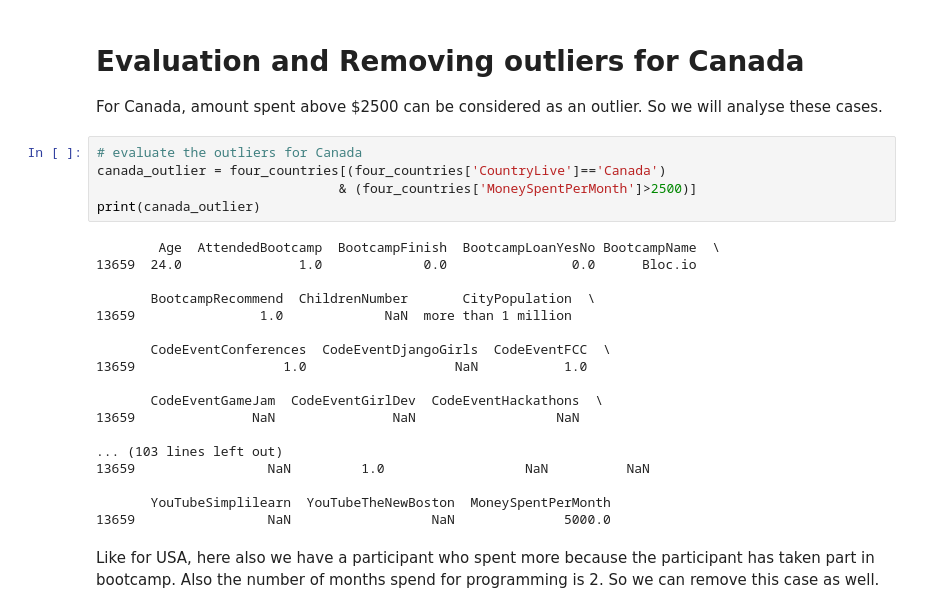
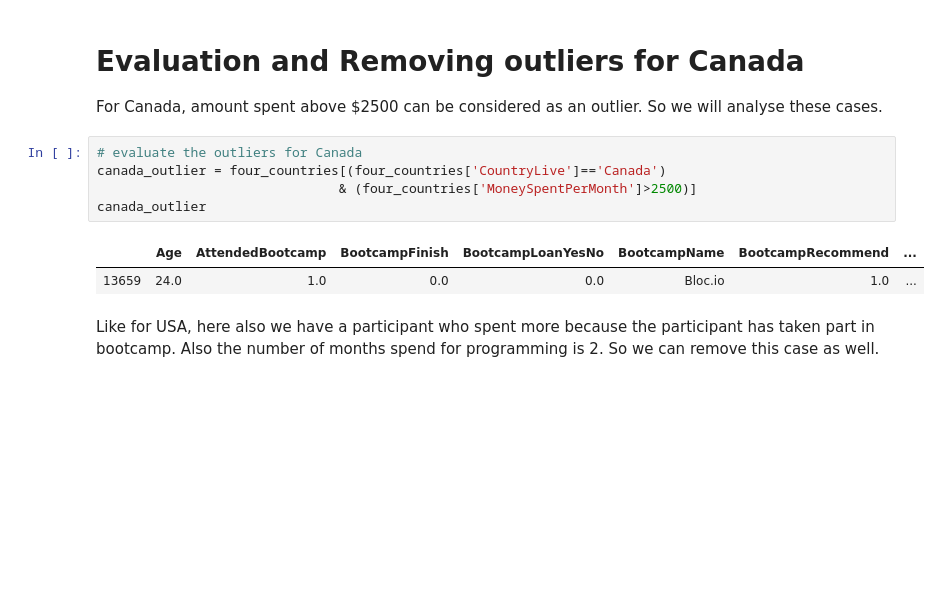
Before and after one commit to sreekanthac/Best-Market-to-advertise-E-Learnign-Product, a Jupyter notebook: Best_Market_to_advertise_E-Learning_Product.ipynb, the cells around one changed output. Saved outputs shown, nothing was run; the diff lists cells and outputs as text; blank space fills up the shorter version.

```diff
--- a/Best_Market_to_advertise_E-Learning_Product.ipynb
+++ b/Best_Market_to_advertise_E-Learning_Product.ipynb
@@ -335,26 +322,11 @@ For Canada, amount spent above $2500 can be considered as an outlier. So we will
 # %%
 # evaluate the outliers for Canada
 canada_outlier = four_countries[(four_countries['CountryLive']=='Canada')
                                & (four_countries['MoneySpentPerMonth']>2500)]
-print(canada_outlier)
+canada_outlier
 # %% [output]
-        Age  AttendedBootcamp  BootcampFinish  BootcampLoanYesNo BootcampName  \
-13659  24.0               1.0             0.0                0.0      Bloc.io
-
-       BootcampRecommend  ChildrenNumber       CityPopulation  \
-13659                1.0             NaN  more than 1 million
-
-       CodeEventConferences  CodeEventDjangoGirls  CodeEventFCC  \
-13659                   1.0                   NaN           1.0
-
-       CodeEventGameJam  CodeEventGirlDev  CodeEventHackathons  \
-13659               NaN               NaN                  NaN
-
-... (103 lines left out)
-13659                 NaN         1.0                  NaN          NaN
-
-       YouTubeSimplilearn  YouTubeTheNewBoston  MoneySpentPerMonth
-13659                 NaN                  NaN              5000.0
+|  | Age | AttendedBootcamp | BootcampFinish | BootcampLoanYesNo | BootcampName | BootcampRecommend | ... |
+| 13659 | 24.0 | 1.0 | 0.0 | 0.0 | Bloc.io | 1.0 | ... |
 # %% [markdown]
 Like for USA, here also we have a participant who spent more because the participant has taken part in bootcamp. Also the number of months spend for programming is 2. So we can remove this case as well.
 # %%
```
Also changed, not shown: parts of 2 cells of this notebook.
